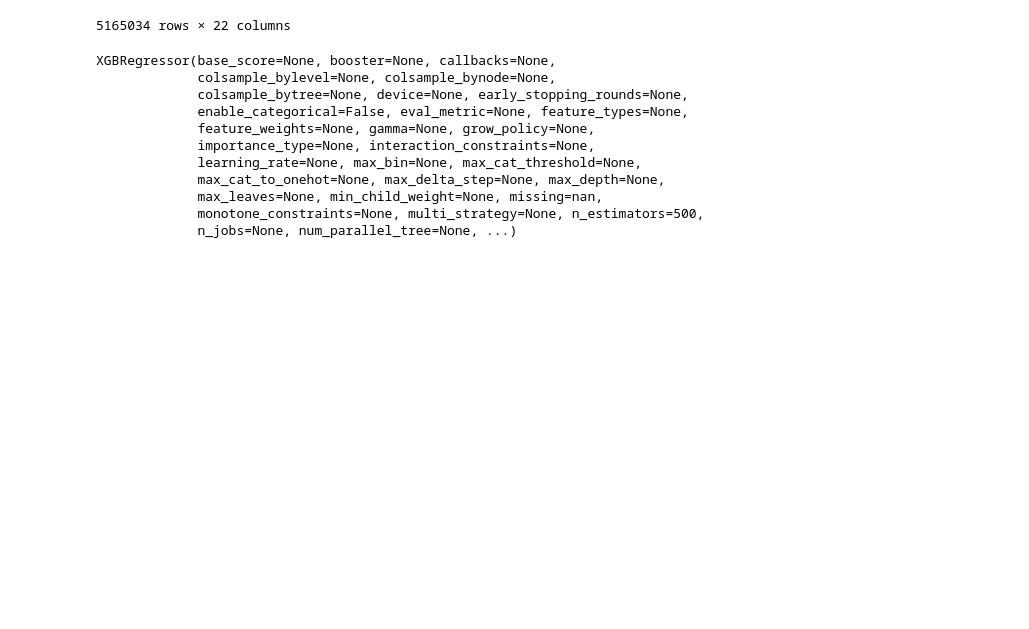
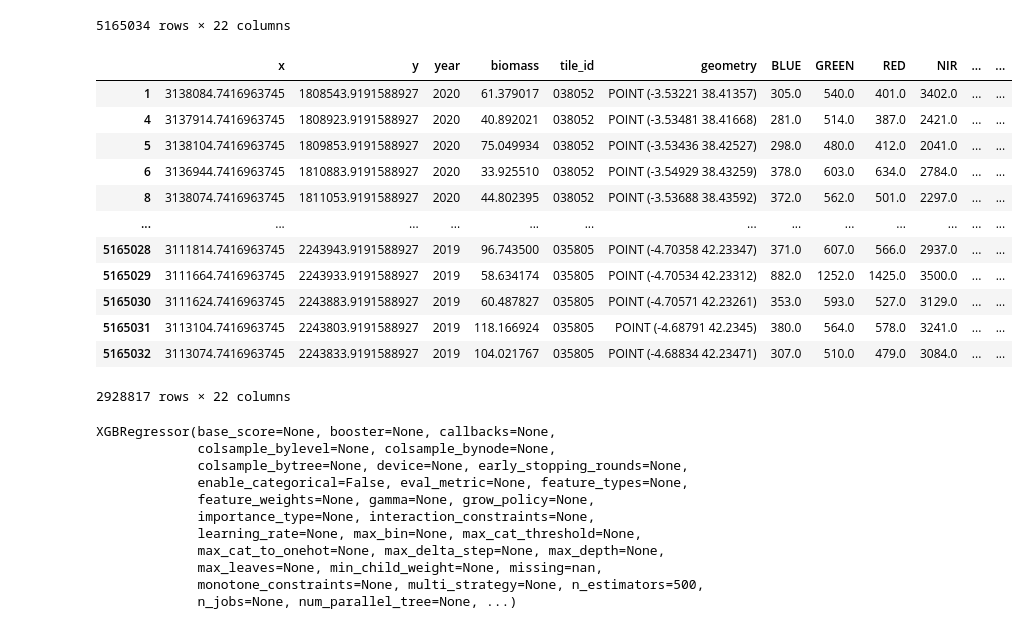
Before and after one commit to ramiqcom/opengeohub-summerschool-2026, a Jupyter notebook: notebook/3b.modelling.ipynb, the cells around one changed output. Cells and saved outputs as stored; diff of their text form; code cells hidden in the pictures; blank space fills up the shorter version.

```diff
--- a/notebook/3b.modelling.ipynb
+++ b/notebook/3b.modelling.ipynb
@@ -85,5 +85,27 @@ train_df
 | 5165032 | 3113074.7416963745 | 2243833.9191588927 | 2019 | 104.021767 | 035805 | POINT (-4.68834 42.23471) | 307.0 | 510.0 | 479.0 | 3084.0 | ... | ... |
 | 5165033 | 3111394.7416963745 | 2245373.9191588927 | 2019 | 16.892933 | 035805 | POINT (-4.71171 42.24537) | 417.0 | 585.0 | 588.0 | 2215.0 | ... | ... |
 5165034 rows × 22 columns
+# %%
+train_df_filter = train_df[
+    (train_df["BLUE"] > 0)
+    & (train_df["VV"] > 0)
+    & (train_df["NDMI"] > 1000)
+    & (train_df["NDWI"] <= 0)
+]
+train_df_filter
+# %% [output]
+|  | x | y | year | biomass | tile_id | geometry | BLUE | GREEN | RED | NIR | ... | ... |
+| 1 | 3138084.7416963745 | 1808543.9191588927 | 2020 | 61.379017 | 038052 | POINT (-3.53221 38.41357) | 305.0 | 540.0 | 401.0 | 3402.0 | ... | ... |
+| 4 | 3137914.7416963745 | 1808923.9191588927 | 2020 | 40.892021 | 038052 | POINT (-3.53481 38.41668) | 281.0 | 514.0 | 387.0 | 2421.0 | ... | ... |
+| 5 | 3138104.7416963745 | 1809853.9191588927 | 2020 | 75.049934 | 038052 | POINT (-3.53436 38.42527) | 298.0 | 480.0 | 412.0 | 2041.0 | ... | ... |
+| 6 | 3136944.7416963745 | 1810883.9191588927 | 2020 | 33.925510 | 038052 | POINT (-3.54929 38.43259) | 378.0 | 603.0 | 634.0 | 2784.0 | ... | ... |
+| 8 | 3138074.7416963745 | 1811053.9191588927 | 2020 | 44.802395 | 038052 | POINT (-3.53688 38.43592) | 372.0 | 562.0 | 501.0 | 2297.0 | ... | ... |
+| ... | ... | ... | ... | ... | ... | ... | ... | ... | ... | ... | ... | ... |
+| 5165028 | 3111814.7416963745 | 2243943.9191588927 | 2019 | 96.743500 | 035805 | POINT (-4.70358 42.23347) | 371.0 | 607.0 | 566.0 | 2937.0 | ... | ... |
+| 5165029 | 3111664.7416963745 | 2243933.9191588927 | 2019 | 58.634174 | 035805 | POINT (-4.70534 42.23312) | 882.0 | 1252.0 | 1425.0 | 3500.0 | ... | ... |
+| 5165030 | 3111624.7416963745 | 2243883.9191588927 | 2019 | 60.487827 | 035805 | POINT (-4.70571 42.23261) | 353.0 | 593.0 | 527.0 | 3129.0 | ... | ... |
+| 5165031 | 3113104.7416963745 | 2243803.9191588927 | 2019 | 118.166924 | 035805 | POINT (-4.68791 42.2345) | 380.0 | 564.0 | 578.0 | 3241.0 | ... | ... |
+| 5165032 | 3113074.7416963745 | 2243833.9191588927 | 2019 | 104.021767 | 035805 | POINT (-4.68834 42.23471) | 307.0 | 510.0 | 479.0 | 3084.0 | ... | ... |
+2928817 rows × 22 columns
 # %%
 # split train and test data
```
Also changed, not shown: parts of 1 cell of this notebook.
